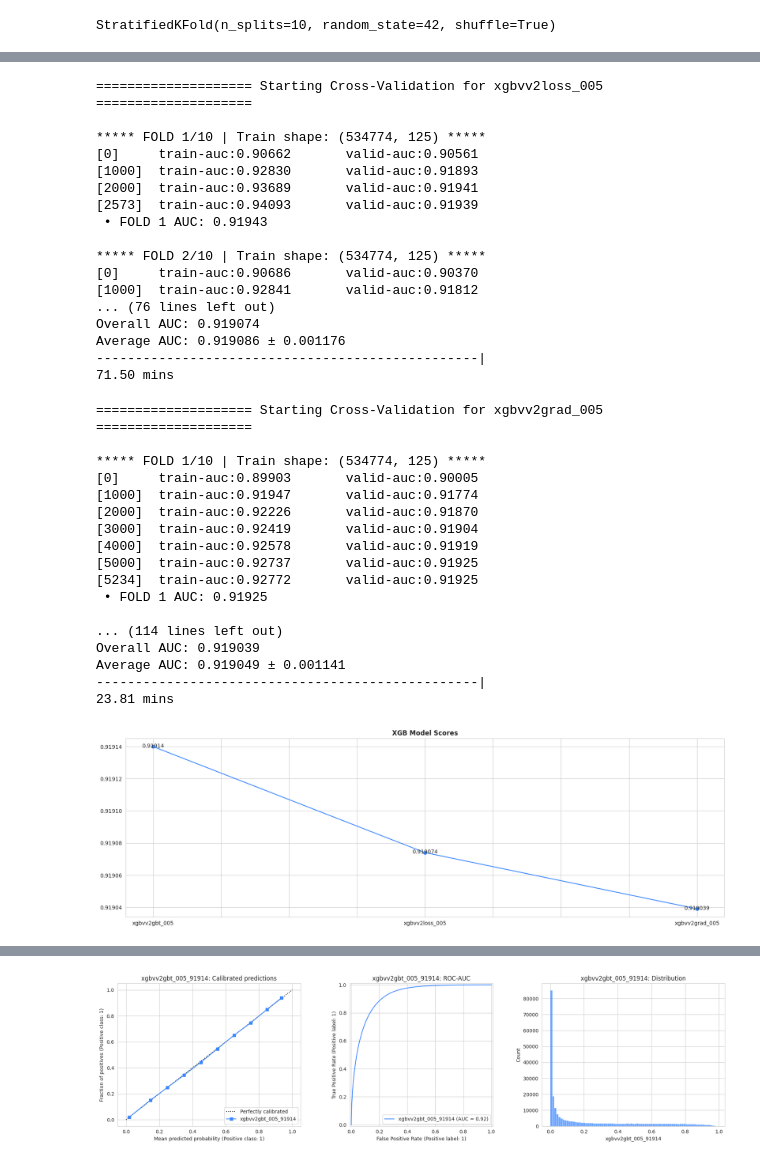
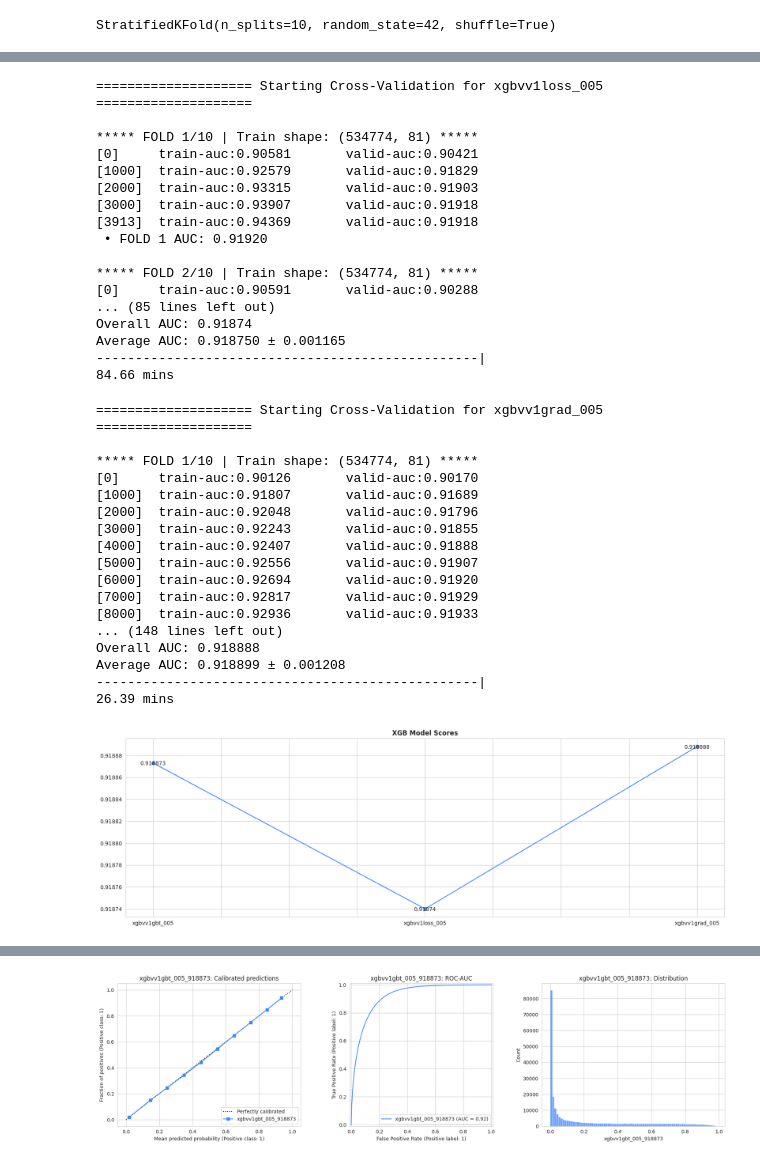
Before and after one commit to coded-sly/ps6e3-Customer-Churn, a Jupyter notebook: ps6e3-xgboost-trainer.ipynb, the cells around one changed output, grey strips where cells are left out. Cells and saved outputs as stored; diff of their text form; code cells hidden in the pictures.

Commit message:
Kaggle Notebook | ps6e3 | XGBoost | Trainer | vv1

```diff
--- a/ps6e3-xgboost-trainer.ipynb
+++ b/ps6e3-xgboost-trainer.ipynb
@@ -1026,7 +1005,7 @@ train, test, _, ORIG_COLS = orig_TE_data_propagate(
     train,
     test,
     train.iloc[:500],
-    features=BASE+DIGITS,
+    features=BASE, # ROUNDS+DIGITS,
     target=TARGET,
     aggs=['mean', 'std'], # mean, median, count, std, skew, nunique, max, min
     # fill_nan=True,
@@ -1360,7 +1339,7 @@ all_model_predictions[n] = Trainer_CV(
     features=FEATURES,
     target=TARGET,
     kf=kf,
-    cats=CATS+DIGITS+['cat_tenure'],
+    cats=CATS+DIGITS, #+['cat_tenure'],
 )
 
 # for value in [3, 4]:
@@ -1428,7 +1407,7 @@ all_model_predictions[n] = Trainer_CV(
     features=FEATURES,
     target=TARGET,
     kf=kf,
-    cats=CATS+DIGITS+['cat_tenure'],
+    cats=CATS+DIGITS, #+['cat_tenure'],
 )
 
 # for value in [3, 4]:
@@ -1445,23 +1424,23 @@ all_model_predictions[n] = Trainer_CV(
 #         cats=CATS,
 #     )
 # %% [output]
-==================== Starting Cross-Validation for xgbvv2loss_005 ====================
+==================== Starting Cross-Validation for xgbvv1loss_005 ====================
 
-***** FOLD 1/10 | Train shape: (534774, 125) *****
-[0]     train-auc:0.90662       valid-auc:0.90561
-[1000]  train-auc:0.92830       valid-auc:0.91893
-[2000]  train-auc:0.93689       valid-auc:0.91941
-[2573]  train-auc:0.94093       valid-auc:0.91939
- • FOLD 1 AUC: 0.91943
+***** FOLD 1/10 | Train shape: (534774, 81) *****
+[0]     train-auc:0.90581       valid-auc:0.90421
+[1000]  train-auc:0.92579       valid-auc:0.91829
+[2000]  train-auc:0.93315       valid-auc:0.91903
+[3000]  train-auc:0.93907       valid-auc:0.91918
+[3913]  train-auc:0.94369       valid-auc:0.91918
+ • FOLD 1 AUC: 0.91920
 
-***** FOLD 2/10 | Train shape: (534774, 125) *****
-[0]     train-auc:0.90686       valid-auc:0.90370
-[1000]  train-auc:0.92841       valid-auc:0.91812
-... (76 lines left out)
-Overall AUC: 0.919074
-Average AUC: 0.919086 ± 0.001176
+***** FOLD 2/10 | Train shape: (534774, 81) *****
+[0]     train-auc:0.90591       valid-auc:0.90288
+... (85 lines left out)
+Overall AUC: 0.91874
+Average AUC: 0.918750 ± 0.001165
 -------------------------------------------------|
-71.50 mins
+84.66 mins
 # %%
 ## ======= GRADIENT-BASED =========
 M_NAME = f"{version_name}grad_"
@@ -1493,7 +1472,7 @@ all_model_predictions[n] = Trainer_CV(
     features=FEATURES,
     target=TARGET,
     kf=kf,
-    cats=CATS+DIGITS+['cat_tenure'],
+    cats=CATS+DIGITS, #+['cat_tenure'],
 )
 
 # for value in [3, 4]:
@@ -1510,44 +1489,44 @@ all_model_predictions[n] = Trainer_CV(
 #         cats=CATS,
 #     )
 # %% [output]
-==================== Starting Cross-Validation for xgbvv2grad_005 ====================
+==================== Starting Cross-Validation for xgbvv1grad_005 ====================
 
-***** FOLD 1/10 | Train shape: (534774, 125) *****
-[0]     train-auc:0.89903       valid-auc:0.90005
-[1000]  train-auc:0.91947       valid-auc:0.91774
-[2000]  train-auc:0.92226       valid-auc:0.91870
-[3000]  train-auc:0.92419       valid-auc:0.91904
-[4000]  train-auc:0.92578       valid-auc:0.91919
-[5000]  train-auc:0.92737       valid-auc:0.91925
-[5234]  train-auc:0.92772       valid-auc:0.91925
- • FOLD 1 AUC: 0.91925
-
-... (114 lines left out)
-Overall AUC: 0.919039
-Average AUC: 0.919049 ± 0.001141
+***** FOLD 1/10 | Train shape: (534774, 81) *****
+[0]     train-auc:0.90126       valid-auc:0.90170
+[1000]  train-auc:0.91807       valid-auc:0.91689
+[2000]  train-auc:0.92048       valid-auc:0.91796
+[3000]  train-auc:0.92243       valid-auc:0.91855
+[4000]  train-auc:0.92407       valid-auc:0.91888
+[5000]  train-auc:0.92556       valid-auc:0.91907
+[6000]  train-auc:0.92694       valid-auc:0.91920
+[7000]  train-auc:0.92817       valid-auc:0.91929
+[8000]  train-auc:0.92936       valid-auc:0.91933
+... (148 lines left out)
+Overall AUC: 0.918888
+Average AUC: 0.918899 ± 0.001208
 -------------------------------------------------|
-23.81 mins
+26.39 mins
 # %%
 ## -- Get Scores --
 all_model_scores = {}
 
 for k, v in all_model_predictions.items():
     for x, y in v.items():
         if x == 'score':
             # print(k, y)
             all_model_scores[k] = y
 
 
 plt.figure(figsize=(20, 6))
 pd.Series(all_model_scores).plot(marker='o')
 plt.title('XGB Model Scores', fontweight='semibold')
 for i, score in enumerate(all_model_scores.values()):
-    plt.text(float(i), score+7e-7, score, ha='center', va='center_baseline')
+    plt.text(float(i), score+1e-7, score, ha='center', va='center_baseline')
 
 plt.tick_params('x', rotation=0)
 plt.show()
 # %% [output]
-[figure, old version]
+[figure, new version]
 # %%
 ## -- Get oof outputs --
 all_model_oof = pd.DataFrame()
```
Also changed, not shown: parts of 16 cells of this notebook.
